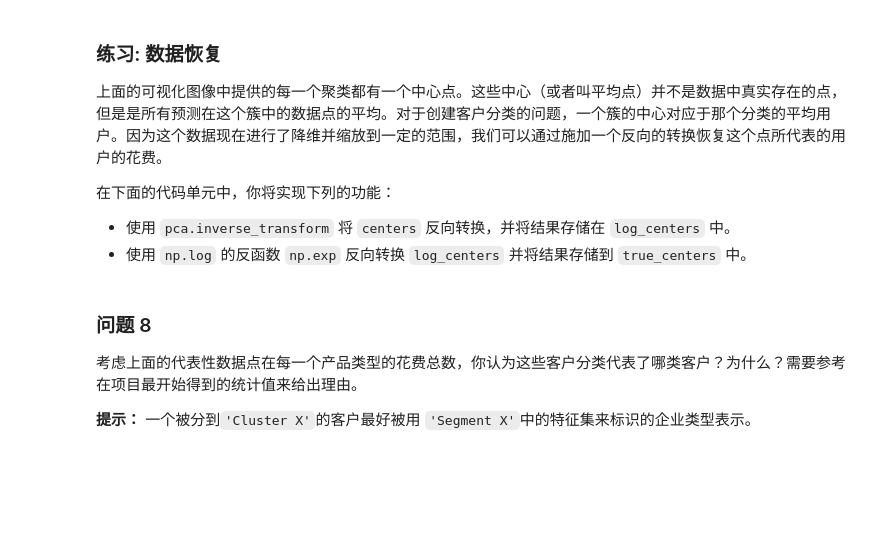
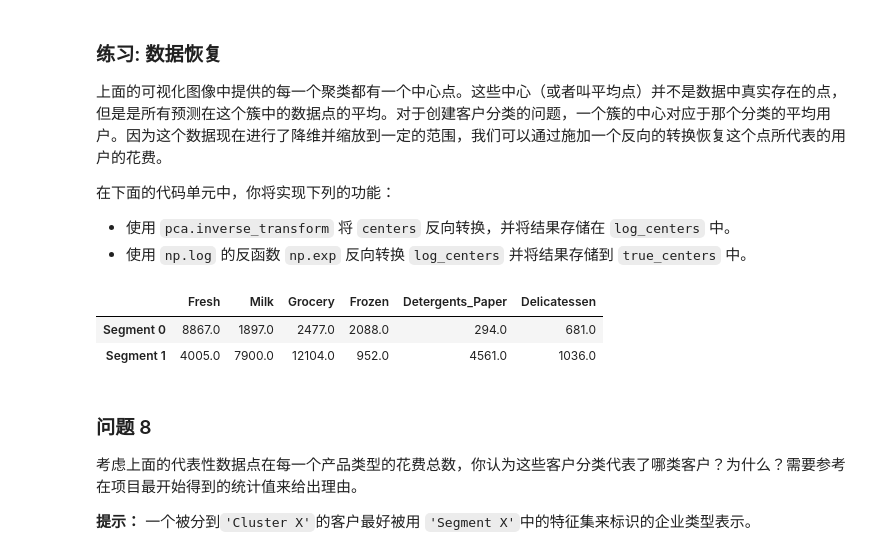
Before and after one commit to duzeng/MLND_CN_P3_Customer_Segments, a Jupyter notebook: customer_segments.ipynb, the cells around one changed output. Drawn from its saved outputs; the diff is of its cells as text; code cells hidden in the pictures; blank space fills up the shorter version.

```diff
--- a/customer_segments.ipynb
+++ b/customer_segments.ipynb
@@ -428,0 +414,21 @@ score = None
+# %%
+from sklearn.cluster import KMeans
+from sklearn.mixture import GaussianMixture
+from sklearn.metrics import silhouette_score
+# TODO：在降维后的数据上使用你选择的聚类算法
+clusterer = KMeans(n_clusters=2, random_state=33)
+#clusterer=GaussianMixture(n_components=2,random_state=30)
+clusterer.fit(reduced_data)
+
+# TODO：预测每一个点的簇
+preds = clusterer.predict(reduced_data)
+
+# TODO：找到聚类中心
+centers = clusterer.cluster_centers_
+#centers = clusterer.means_
+
+# TODO：预测在每一个转换后的样本点的类
+sample_preds = clusterer.predict(pca_samples)
+
+# TODO：计算选择的类别的平均轮廓系数（mean silhouette coefficient）
+score = silhouette_score(reduced_data,preds)
@@ -447,16 +460,20 @@ vs.cluster_results(reduced_data, preds, centers, pca_samples)
  - 使用 `np.log` 的反函数 `np.exp` 反向转换 `log_centers` 并将结果存储到 `true_centers` 中。
 # %%
 # TODO：反向转换中心点
-log_centers = None
+log_centers = pca.inverse_transform(centers)
 
 # TODO：对中心点做指数转换
-true_centers = None
+true_centers = np.exp(log_centers)
 
 # 显示真实的中心点
 segments = ['Segment {}'.format(i) for i in range(0,len(centers))]
 true_centers = pd.DataFrame(np.round(true_centers), columns = data.keys())
 true_centers.index = segments
 display(true_centers)
+# %% [output]
+|  | Fresh | Milk | Grocery | Frozen | Detergents_Paper | Delicatessen |
+| Segment 0 | 8867.0 | 1897.0 | 2477.0 | 2088.0 | 294.0 | 681.0 |
+| Segment 1 | 4005.0 | 7900.0 | 12104.0 | 952.0 | 4561.0 | 1036.0 |
 # %% [markdown]
 ### 问题 8
 考虑上面的代表性数据点在每一个产品类型的花费总数，你认为这些客户分类代表了哪类客户？为什么？需要参考在项目最开始得到的统计值来给出理由。
```
Also changed, not shown: parts of 8 cells of this notebook.
